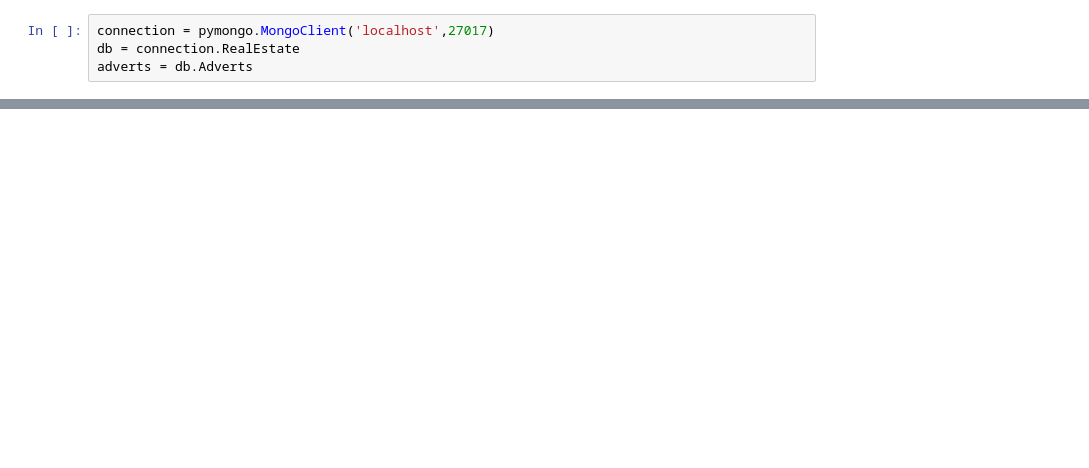
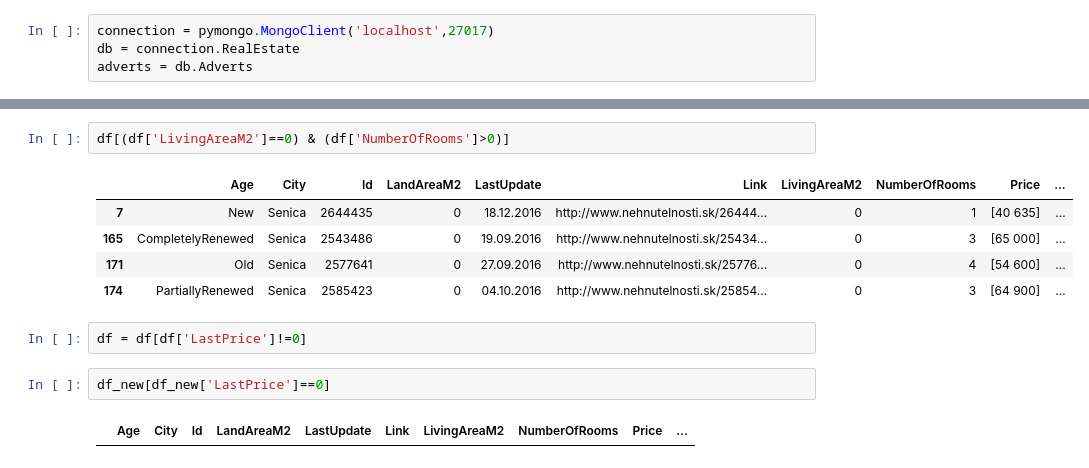
Before and after one commit to Scapogo/WebScraping, a Jupyter notebook: Jupyter/DataVisualisation.ipynb, the cells around one changed output, grey strips where cells are left out. Saved outputs shown, nothing was run; the diff lists cells and outputs as text; blank space fills up the shorter version.

```diff
--- a/Jupyter/DataVisualisation.ipynb
+++ b/Jupyter/DataVisualisation.ipynb
@@ -34,0 +76,14 @@ df
+# %%
+df[(df['LivingAreaM2']==0) & (df['NumberOfRooms']>0)]
+# %% [output]
+|  | Age | City | Id | LandAreaM2 | LastUpdate | Link | LivingAreaM2 | NumberOfRooms | Price | ... |
+| 7 | New | Senica | 2644435 | 0 | 18.12.2016 | http://www.nehnutelnosti.sk/26444... | 0 | 1 | [40 635] | ... |
+| 165 | CompletelyRenewed | Senica | 2543486 | 0 | 19.09.2016 | http://www.nehnutelnosti.sk/25434... | 0 | 3 | [65 000] | ... |
+| 171 | Old | Senica | 2577641 | 0 | 27.09.2016 | http://www.nehnutelnosti.sk/25776... | 0 | 4 | [54 600] | ... |
+| 174 | PartiallyRenewed | Senica | 2585423 | 0 | 04.10.2016 | http://www.nehnutelnosti.sk/25854... | 0 | 3 | [64 900] | ... |
+# %%
+df = df[df['LastPrice']!=0]
+# %%
+df_new[df_new['LastPrice']==0]
+# %% [output]
+|  | Age | City | Id | LandAreaM2 | LastUpdate | Link | LivingAreaM2 | NumberOfRooms | Price | ... |
```
Also changed, not shown: parts of 8 cells of this notebook, 2 other files.
